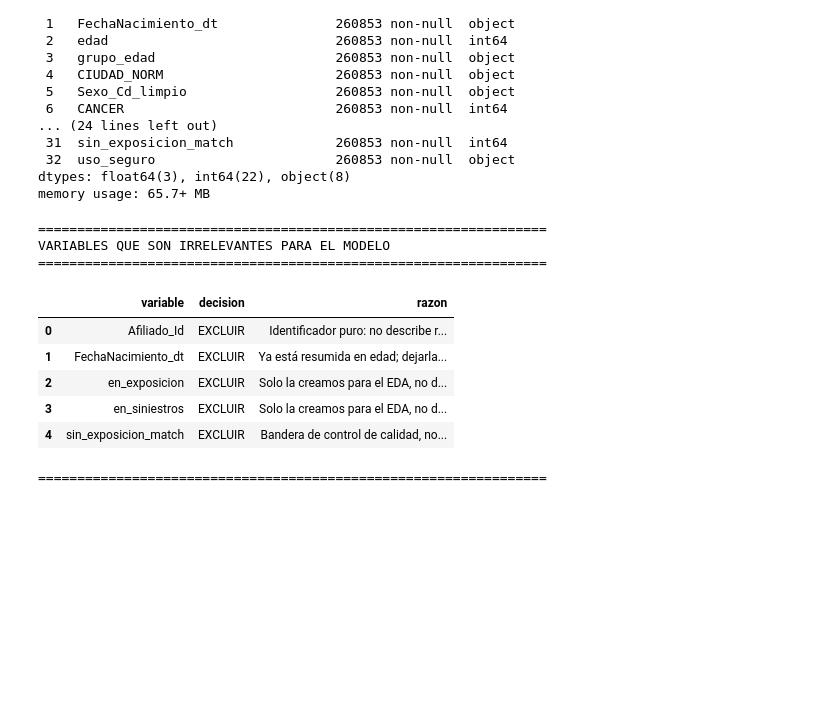
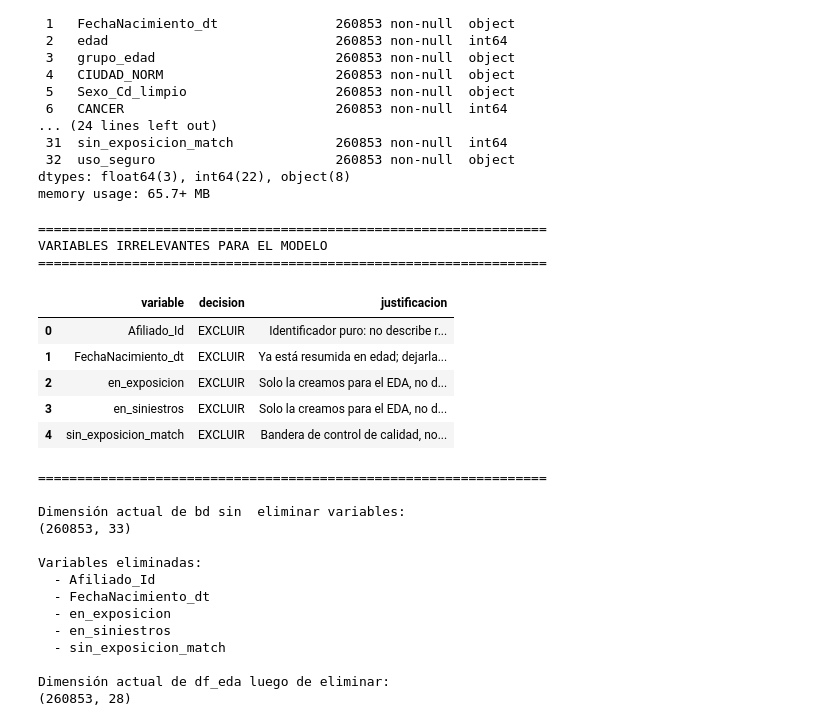
Before and after one commit to yacuervo18/Proyecto_Analitica_II, a Jupyter notebook: src/EDA.ipynb, the cells around one changed output. Cells and saved outputs as stored; diff of their text form; code cells hidden in the pictures; blank space fills up the shorter version.

Commit message:
Ajuste de codigo para EDA

```diff
--- a/src/EDA.ipynb
+++ b/src/EDA.ipynb
@@ -784,37 +784,67 @@ memory usage: 65.7+ MB
 # %%
 #Eliminación de variables irrelevantes para el modelo
 #Estas variables son irrelevantes para entrenar el modelo.
 
 # ── EVALUACIÓN DE UTILIDAD DE VARIABLES ─────────────────────────────────────
 print('=' * 65)
-print('VARIABLES QUE SON IRRELEVANTES PARA EL MODELO')
+print('VARIABLES IRRELEVANTES PARA EL MODELO')
 print('=' * 65)
 
 evaluacion = [
     ('Afiliado_Id',               'EXCLUIR',  'Identificador puro: no describe riesgo ni costo.'),
     ('FechaNacimiento_dt',        'EXCLUIR',  'Ya está resumida en edad; dejarla duplicaría información.'),
     ('en_exposicion',             'EXCLUIR',  'Solo la creamos para el EDA, no de negocio.'),
     ('en_siniestros',             'EXCLUIR',  'Solo la creamos para el EDA, no de negocio.'),
     ('sin_exposicion_match',      'EXCLUIR',  'Bandera de control de calidad, no aporta señal actuarial.')
 ]
 
-df_eval = pd.DataFrame(evaluacion, columns=['variable', 'decision', 'razon'])
+# Tabla de evaluación
+df_eval = pd.DataFrame(evaluacion, columns=['variable', 'decision', 'justificacion'])
 orden_decision = ['EXCLUIR', 'OBJETIVO', 'CUIDADO', 'INCLUIR']
 df_eval['decision'] = pd.Categorical(df_eval['decision'], categories=orden_decision, ordered=True)
 df_eval = df_eval.sort_values(['decision', 'variable']).reset_index(drop=True)
+
 display(df_eval)
+print('=' * 65)
+print('\nDimensión actual de bd sin  eliminar variables:')
+print(df_eda.shape)
 
-print('=' * 65)
+# Eliminación de variables irrelevantes
+vars_excluir = df_eval.loc[df_eval['decision'] == 'EXCLUIR', 'variable'].tolist()
+vars_excluir_ok = [c for c in vars_excluir if c in df_eda.columns]
+vars_no_encontradas = [c for c in vars_excluir if c not in df_eda.columns]
 
-# Eliminación de variables irrelevantes para el modelo
+df_eda = df_eda.drop(columns=vars_excluir_ok).copy()
+
+#Listado de variables eliminadas
+print('\nVariables eliminadas:')
+for var in vars_excluir_ok:
+    print(f'  - {var}')
+
+
+print('\nDimensión actual de df_eda luego de eliminar:')
+print(df_eda.shape)
 # %% [output]
 =================================================================
-VARIABLES QUE SON IRRELEVANTES PARA EL MODELO
+VARIABLES IRRELEVANTES PARA EL MODELO
 =================================================================
-|  | variable | decision | razon |
+|  | variable | decision | justificacion |
 | 0 | Afiliado_Id | EXCLUIR | Identificador puro: no describe r... |
 | 1 | FechaNacimiento_dt | EXCLUIR | Ya está resumida en edad; dejarla... |
 | 2 | en_exposicion | EXCLUIR | Solo la creamos para el EDA, no d... |
 | 3 | en_siniestros | EXCLUIR | Solo la creamos para el EDA, no d... |
 | 4 | sin_exposicion_match | EXCLUIR | Bandera de control de calidad, no... |
 =================================================================
+
+Dimensión actual de bd sin  eliminar variables:
+(260853, 33)
+
+Variables eliminadas:
+  - Afiliado_Id
+  - FechaNacimiento_dt
+  - en_exposicion
+  - en_siniestros
+  - sin_exposicion_match
+
+Dimensión actual de df_eda luego de eliminar:
+(260853, 28)
```
Also changed, not shown: parts of 1 cell of this notebook.
